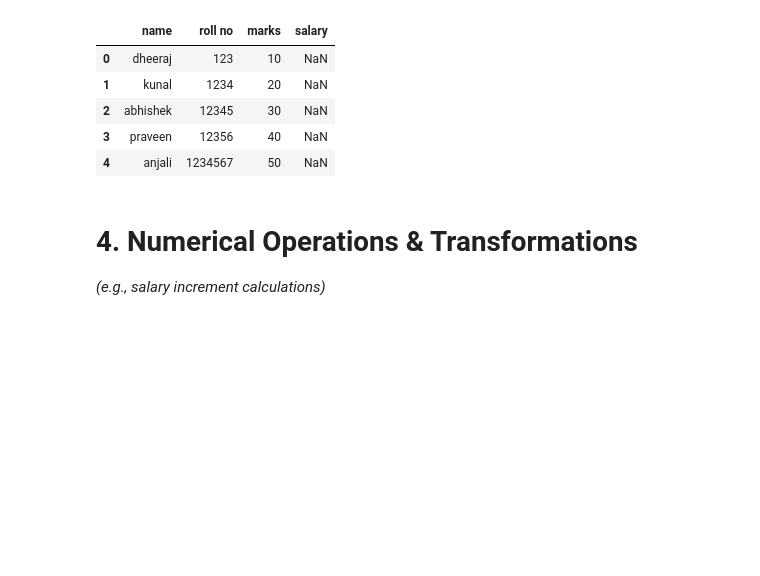
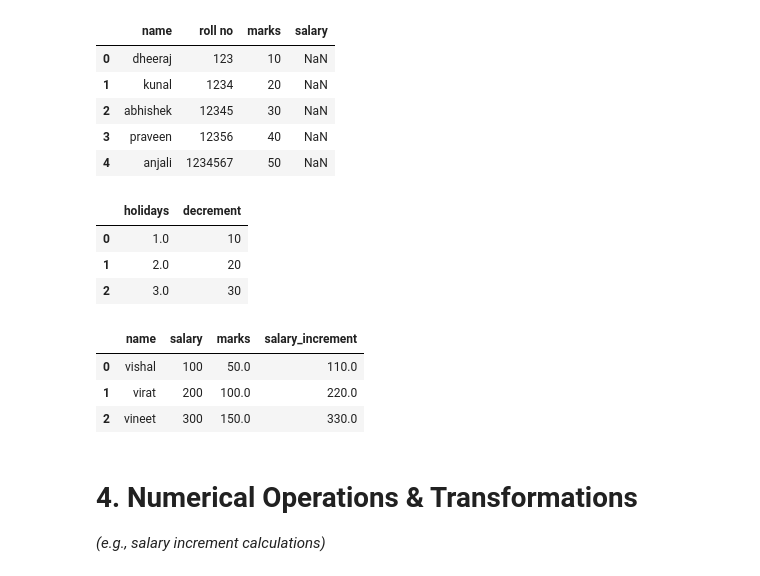
Before and after one commit to Chhavi0926/DS_45_InternshipDays, a Jupyter notebook: DAY_8.ipynb, the cells around one changed output. Saved outputs shown, nothing was run; the diff lists cells and outputs as text; code cells hidden in the pictures; blank space fills up the shorter version.

```diff
--- a/DAY_8.ipynb
+++ b/DAY_8.ipynb
@@ -258,6 +258,43 @@ dtype: object
 | 2 | abhishek | 12345 | 30 | NaN |
 | 3 | praveen | 12356 | 40 | NaN |
 | 4 | anjali | 1234567 | 50 | NaN |
+# %%
+import pandas as pd
+d = {
+    "name":["vishal","virat","vineet"], # 3 rows
+    "salary":[100,200,300] # 3 rows
+}
+df = pd.DataFrame(data=d)
+# add column
+df["holidays"] = df["salary"] / 100
+df["decrement"] = [10,20,30]
+# delete column
+df.drop(["salary","name"],axis=1,inplace=True)
+df
+# %% [output]
+|  | holidays | decrement |
+| 0 | 1.0 | 10 |
+| 1 | 2.0 | 20 |
+| 2 | 3.0 | 30 |
+# %%
+import pandas as pd
+d = {
+    "name":["vishal","virat","vineet"], # 3 rows
+    "salary":[100,200,300] # 3 rows
+}
+df = pd.DataFrame(data=d)
+# add column
+# df["marks"] = [10,20,30]
+df["marks"] = df["salary"] / 2
+df["increment"] = df["salary"] + (df["salary"] / 10)
+# column name change
+df.rename(columns={"increment":"salary_increment"},inplace=True)
+df
+# %% [output]
+|  | name | salary | marks | salary_increment |
+| 0 | vishal | 100 | 50.0 | 110.0 |
+| 1 | virat | 200 | 100.0 | 220.0 |
+| 2 | vineet | 300 | 150.0 | 330.0 |
 # %% [markdown]
 # 4. **Numerical Operations & Transformations**
 *(e.g., salary increment calculations)*
```
Also changed, not shown: parts of 7 cells of this notebook.
